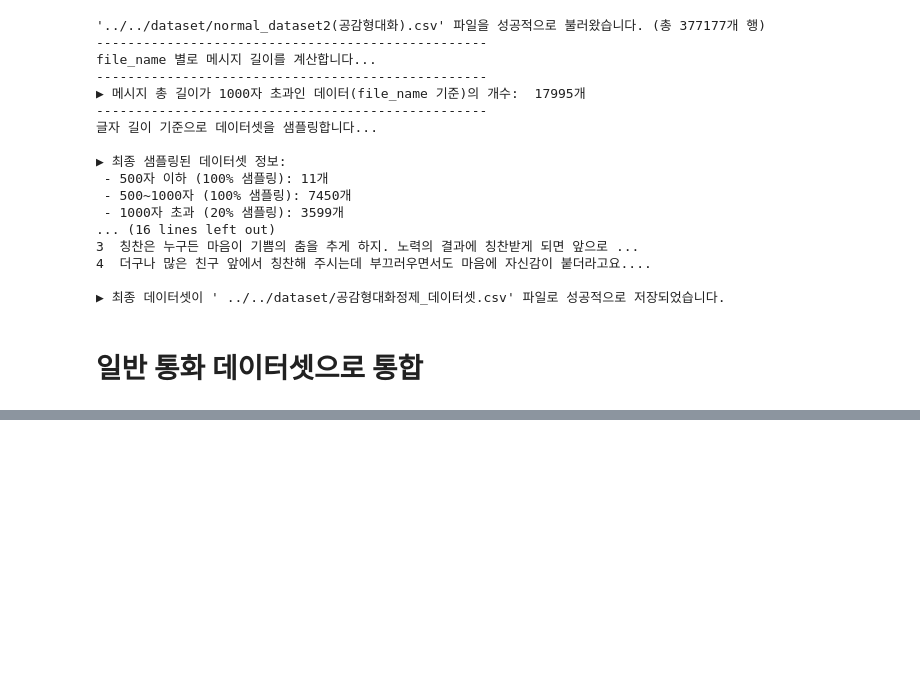
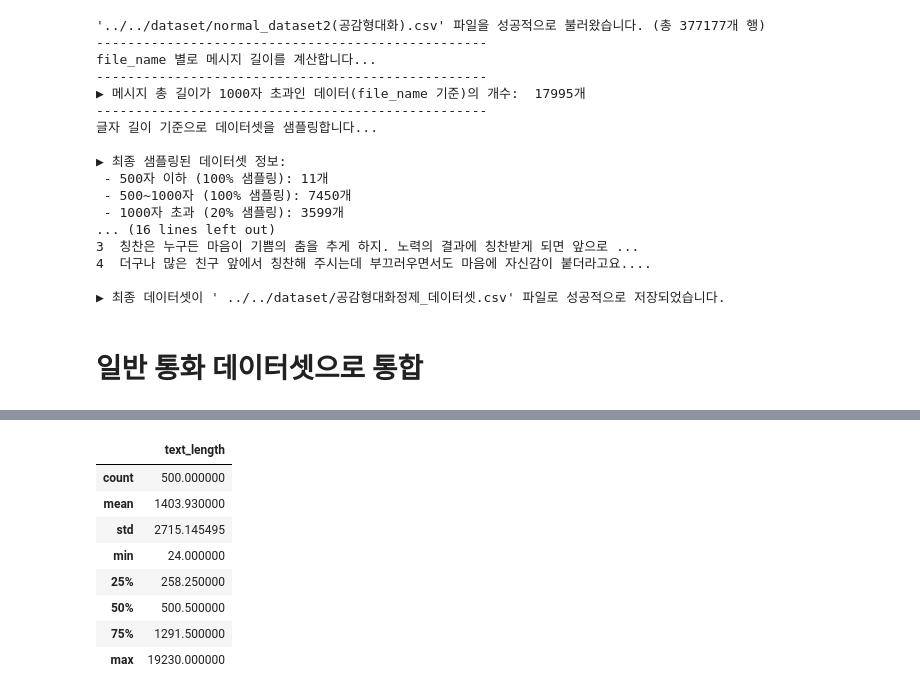
Before and after one commit to kwj903/woogawooga_project, a Jupyter notebook: dataset_create/Woojae/2차_데이터셋정제.ipynb, the cells around one changed output, grey strips where cells are left out. Drawn from its saved outputs; the diff is of its cells as text; code cells hidden in the pictures; blank space fills up the shorter version.

```diff
--- a/dataset_create/Woojae/2차_데이터셋정제.ipynb
+++ b/dataset_create/Woojae/2차_데이터셋정제.ipynb
@@ -419,0 +525,5 @@ else:
+# %%
+df = pd.read_csv("일반통화_테스트셋_500건.csv")
+df_remaining = pd.read_csv("일반통화_남은셋.csv")
+print("테스트셋 데이터프레임:")
+print(df.head())
@@ -419,0 +545,12 @@ else:
+# %%
+df.describe()
+# %% [output]
+|  | text_length |
+| count | 500.000000 |
+| mean | 1403.930000 |
+| std | 2715.145495 |
+| min | 24.000000 |
+| 25% | 258.250000 |
+| 50% | 500.500000 |
+| 75% | 1291.500000 |
+| max | 19230.000000 |
```
Also changed, not shown: parts of 3 cells of this notebook, 2 other files.
